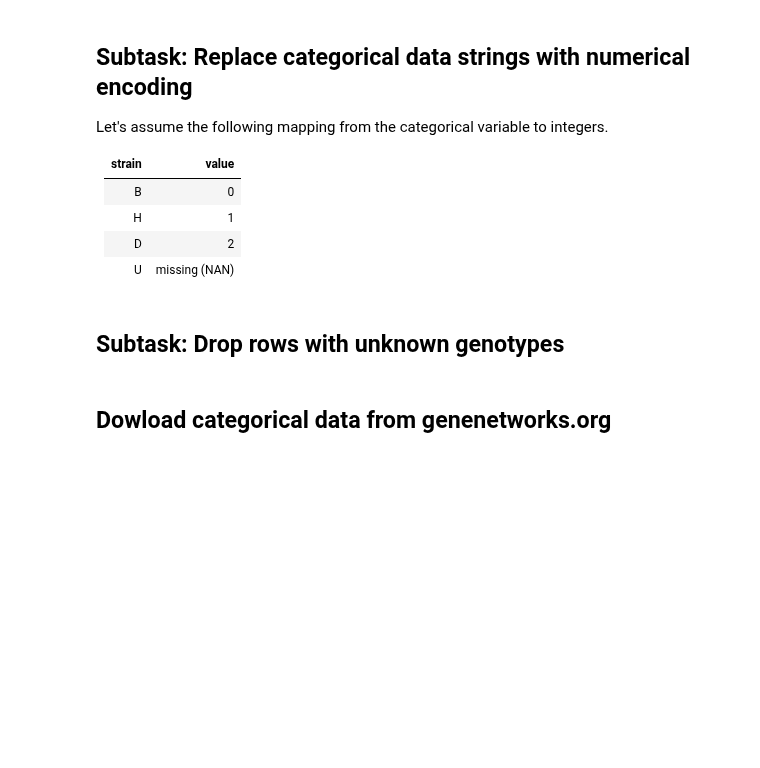
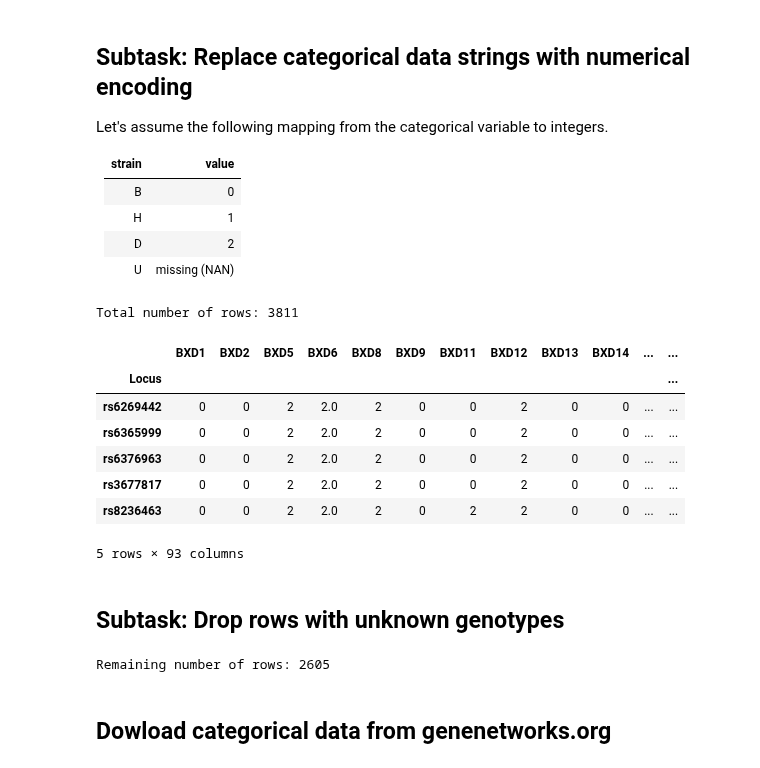
Before and after one commit to TrisKast/DataScience-Bioinformatics, a Jupyter notebook: notebooks/Day34_GWAS.ipynb, the cells around one changed output. Saved outputs shown, nothing was run; the diff lists cells and outputs as text; code cells hidden in the pictures; blank space fills up the shorter version.

```diff
--- a/notebooks/Day34_GWAS.ipynb
+++ b/notebooks/Day34_GWAS.ipynb
@@ -56,8 +91,30 @@ Let's assume the following mapping from the categorical variable to integers.
 |  H   |  1     |
 |  D   |  2     |
 |  U   | missing (NAN)|
+# %%
+# replace categorical data strings with numerical encoding.
+# missing values are treated as empty cells
+genotype = genotype.replace(['B', 'D', 'U', 'H'], [0, 2, np.nan, 1])
+genotype[1:].astype(float)
+print("Total number of rows:", len(genotype.index))
+genotype.head()
+# %% [output]
+Total number of rows: 3811
+|  | BXD1 | BXD2 | BXD5 | BXD6 | BXD8 | BXD9 | BXD11 | BXD12 | BXD13 | BXD14 | ... | ... |
+| Locus |  |  |  |  |  |  |  |  |  |  |  | ... |
+| rs6269442 | 0 | 0 | 2 | 2.0 | 2 | 0 | 0 | 2 | 0 | 0 | ... | ... |
+| rs6365999 | 0 | 0 | 2 | 2.0 | 2 | 0 | 0 | 2 | 0 | 0 | ... | ... |
+| rs6376963 | 0 | 0 | 2 | 2.0 | 2 | 0 | 0 | 2 | 0 | 0 | ... | ... |
+| rs3677817 | 0 | 0 | 2 | 2.0 | 2 | 0 | 0 | 2 | 0 | 0 | ... | ... |
+| rs8236463 | 0 | 0 | 2 | 2.0 | 2 | 0 | 2 | 2 | 0 | 0 | ... | ... |
+5 rows × 93 columns
 # %% [markdown]
 ## Subtask: Drop rows with unknown genotypes
+# %%
+genotype = genotype.dropna(axis=0, how='any')
+print("Remaining number of rows:", len(genotype.index))
+# %% [output]
+Remaining number of rows: 2605
 # %% [markdown]
 ## Dowload categorical data from genenetworks.org
 # %% [markdown]
```
Also changed, not shown: parts of 14 cells of this notebook.
